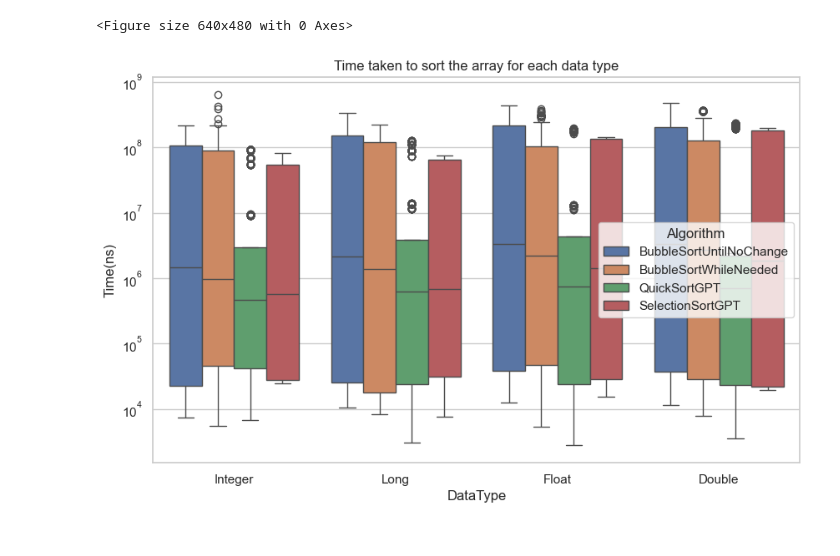
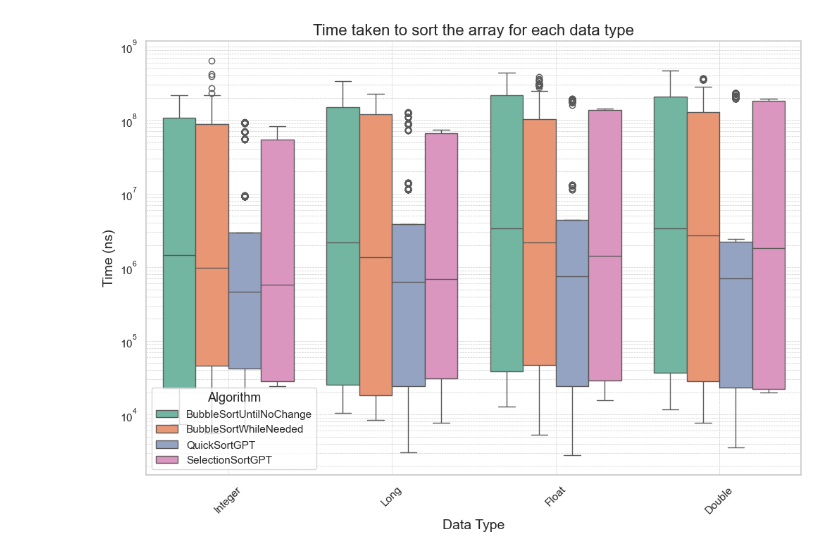
Before and after one commit to costanza1234/USI-Exp-Eval-24, a Jupyter notebook: experiment1/data_analysis/analysis.ipynb, the cells around one changed output. Drawn from its saved outputs; the diff is of its cells as text; code cells hidden in the pictures.

Commit message:
New plots

```diff
--- a/experiment1/data_analysis/analysis.ipynb
+++ b/experiment1/data_analysis/analysis.ipynb
@@ -82,23 +225,51 @@ plt.show()
 # %%
 # Hypotesis 3 analysis
 # Hypothesis 3: Independent variable = data type.
 # Dependent variable = time taken to sort the array.
 # Counfounding variables = sorting algorithm used, size of the array, sortedness of the array.
 
 # Boxplot of the time taken to sort the array for each data type
 # On the x axis we have the 3 different data types (Integer, Float, Double, Long)
 # and for each data type we have 4 bars, one for each sorting algorithm
 # y axis we have the time taken to sort the array in a logarithmic scale
 
-# Boxplot
+# Clear any existing plots
 plt.clf()
+plt.close('all')
+
+# Set the theme
 sns.set_theme(style="whitegrid")
-plt.figure(figsize=(10, 6))
-sns.boxplot(x="DataType", y="Time(ns)", hue="Algorithm", data=df)
+
+# Create a figure with a specific size
+plt.figure(figsize=(12, 8))
+
+# Use a custom palette for better color distinction
+custom_palette = sns.color_palette("Set2")
+
+# Create the boxplot
+sns.boxplot(x="DataType", y="Time(ns)", hue="Algorithm", data=df, palette=custom_palette)
+
+# Set y-axis to logarithmic scale
 plt.yscale("log")
-plt.title("Time taken to sort the array for each data type")
-plt.savefig("hip3.png")
+
+# Add title and labels with improved font size
+plt.title("Time taken to sort the array for each data type", fontsize=16)
+plt.xlabel("Data Type", fontsize=14)
+plt.ylabel("Time (ns)", fontsize=14)
+
+# Improve the legend
+plt.legend(title="Algorithm", title_fontsize='13', fontsize='11')
+
+# Rotate x-axis labels for better readability
+plt.xticks(rotation=45)
+
+# Add grid lines for better readability
+plt.grid(True, which="both", linestyle='--', linewidth=0.5)
+
+# Save the plot as a PNG file
+plt.savefig("hip3.png", bbox_inches='tight')
+
+# Show the plot
 plt.show()
 # %% [output]
-<Figure size 640x480 with 0 Axes>
-[figure, old version]
+[figure, new version]
```
Also changed, not shown: parts of 7 cells of this notebook, 5 other files.
